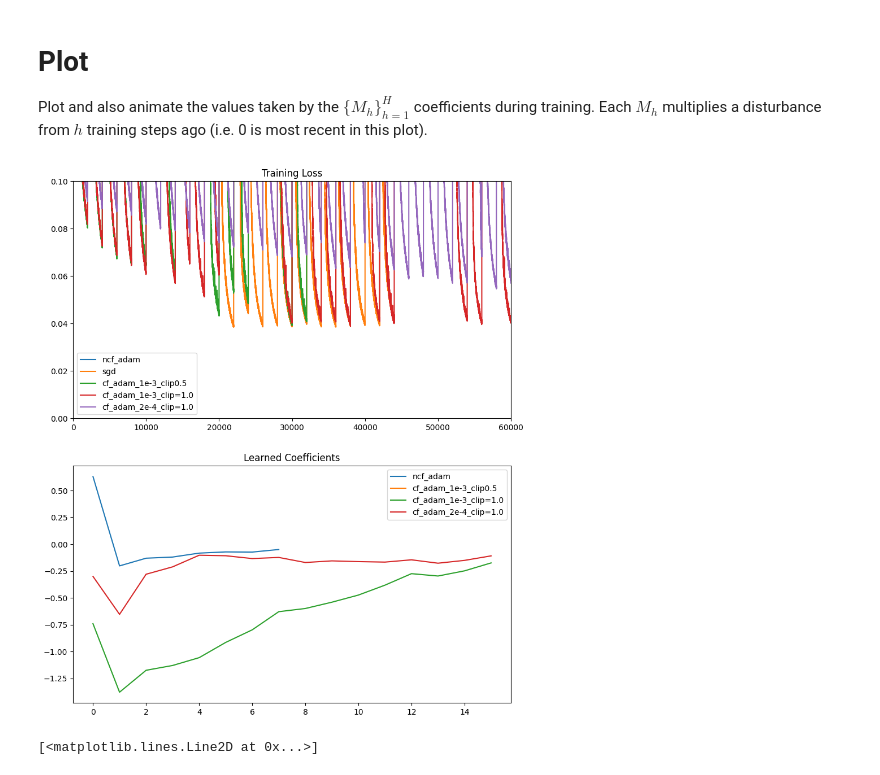
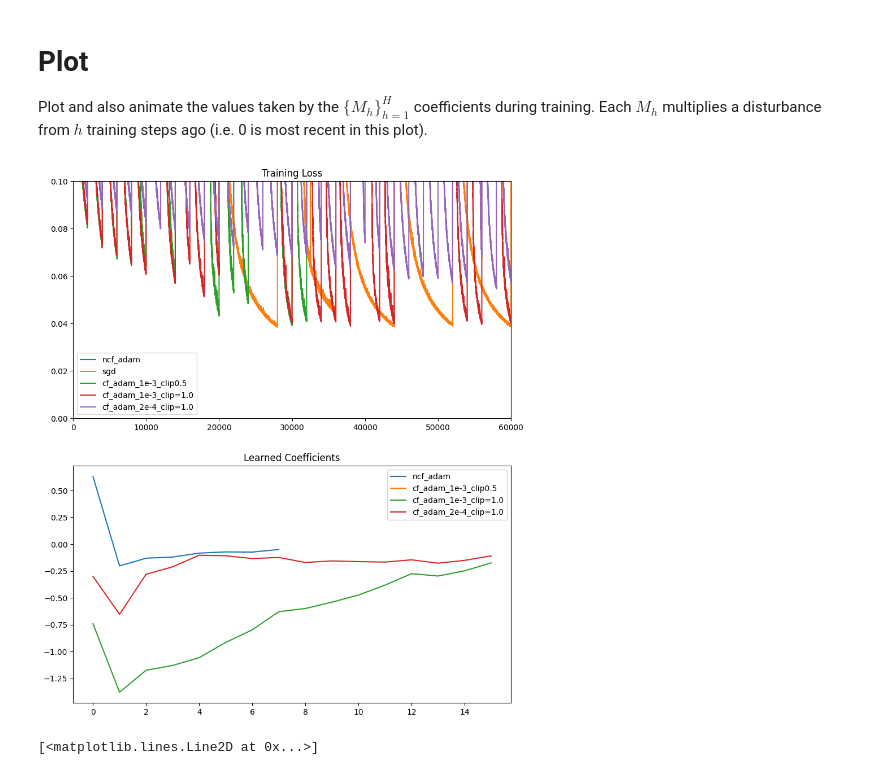
Before and after one commit to edogariu/meta_opt, a Jupyter notebook: notebooks/plotting.ipynb, the cells around one changed output. Cells and saved outputs as stored; diff of their text form; code cells hidden in the pictures.

```diff
--- a/notebooks/plotting.ipynb
+++ b/notebooks/plotting.ipynb
@@ -102,35 +102,35 @@ plots_to_make = {
               # 'proj_grad_sq_norm': 'Proj Sq Grad Norm',
                # 'lr': 'Learning Rate',
 }
 
 # ----------------------------------------
 # OR just plot em via regex
 # ----------------------------------------
 # keys_to_plot = '.*mech.*'  # specific regex
 keys_to_plot = '.*'  # anything
 
 from copy import deepcopy
 import numpy as np
 q = deepcopy(processed_results)
-q['loss']['sgd']['t'] = 0.25 * np.array(q['loss']['sgd']['t']) + 20000
+q['loss']['sgd']['t'] = np.array(q['loss']['sgd']['t']) + 20000
 
 (fig, ax), anim = plot(results, q, keys_to_plot, plots_to_make, anim_bounds=(-1.5, 0.5), smoothing=None)
 del q
 ax[0].set_ylim(0, 0.1)
 ax[0].set_xlim(0, 60000)
 # ax[1].set_ylim(0.6, 0.95)
 # ax[2].set_ylim(0.95, 0.99)
 # ax[3].set_ylim(0.95, 0.99)
 # ax[4].set_ylim(0, 1)
 # ax[1].set_ylim(0, 0.01)
 # plt.savefig('{}/figs/{}.pdf'.format(CFG['directory'], CFG['experiment_name']))
 plt.show()
 
 if anim is not None:
     h = HTML(anim.to_html5_video())
     display(h)
 # %% [output]
-[figure, old version]
+[figure, new version]
 # %%
 import matplotlib.pyplot as plt
 M = processed_results['M']['cf_adam_1e-3_clip0.5']['avg'][31000]
```
Also changed, not shown: 1 other file.
